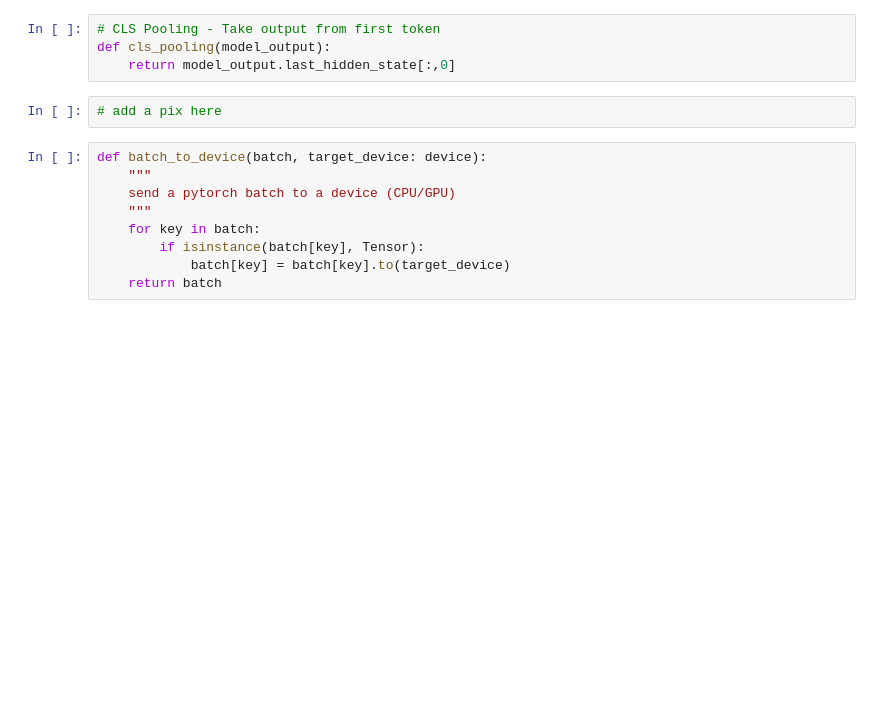
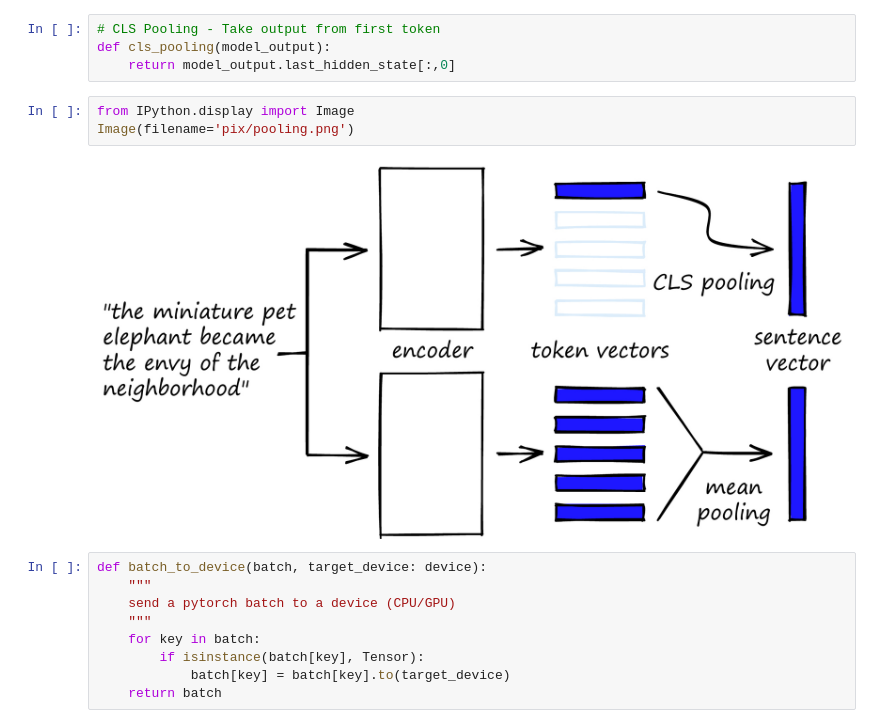
Before and after one commit to tintinrevient/rag-redis-demo, a Jupyter notebook: notebooks/embeddings.ipynb, the cells around one changed output. Saved outputs shown, nothing was run; the diff lists cells and outputs as text; blank space fills up the shorter version.

```diff
--- a/notebooks/embeddings.ipynb
+++ b/notebooks/embeddings.ipynb
@@ -150,7 +153,10 @@ def mean_pooling(model_output, attention_mask):
 def cls_pooling(model_output):
     return model_output.last_hidden_state[:,0]
 # %%
-# add a pix here
+from IPython.display import Image
+Image(filename='pix/pooling.png')
+# %% [output]
+[figure, added]
 # %%
 def batch_to_device(batch, target_device: device):
     """
```
Also changed, not shown: parts of 2 cells of this notebook, 18 other files.
